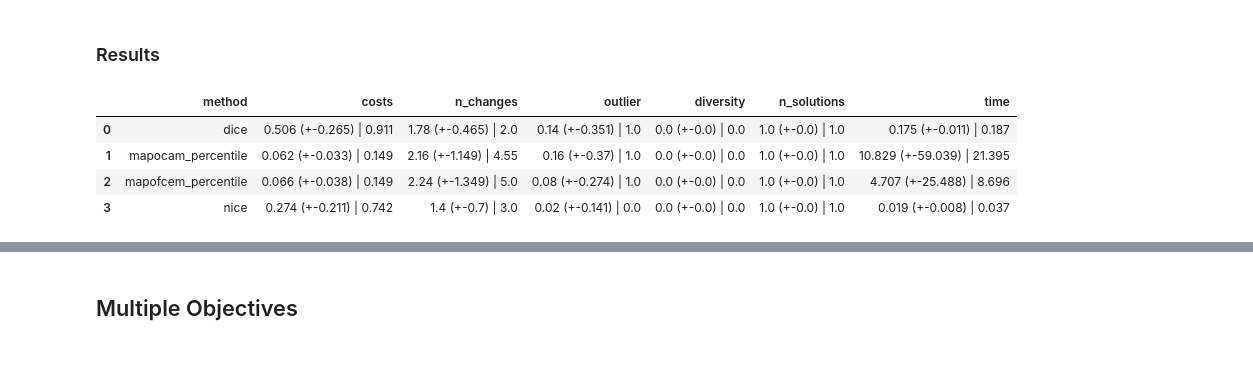
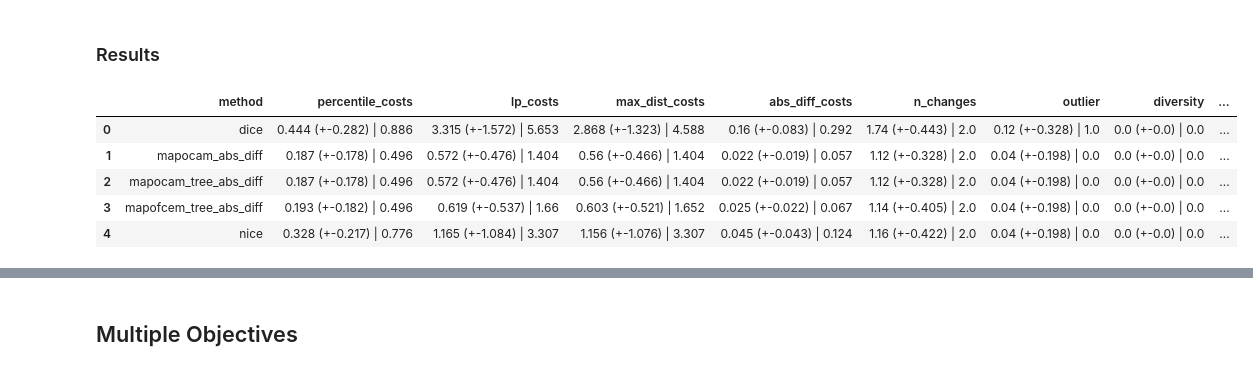
Before and after one commit to hiaac-finance/cfmining, a Jupyter notebook: notebooks/experiment_lgbm.ipynb, the cells around one changed output, grey strips where cells are left out. Drawn from its saved outputs; the diff is of its cells as text; code cells hidden in the pictures.

Commit message:
feat: some updates on experiments

```diff
--- a/notebooks/experiment_lgbm.ipynb
+++ b/notebooks/experiment_lgbm.ipynb
@@ -89,9 +91,42 @@ for dataset_name in ["german", "taiwan", "adult"]:
     );
+# %%
+max_changes = 3
+for dataset_name in ["german", "taiwan", "adult"]:
+    dataset, X_train, Y_train, model, outlier_detection, individuals = get_data_model(dataset_name, "LGBMClassifier_simple")
+    individuals = individuals.sample(n = 50, random_state=SEED)
+
+    outlier_detection.contamination = dataset.outlier_contamination
+    action_set = get_action_set(dataset, X_train, default_step_size=0.05)
+    for feat in action_set:
+        feat.flip_direction = 1
+        feat.update_grid()
+
+    model_wrap = TreeClassifier(
+        classifier = model,
+        X = X_train,
+        y = Y_train,
+        use_predict_max = True,
+        clf_type = "lightgbm",
+    )
+
+    method = MAPOCAM(
+        action_set = action_set,
+        model = model_wrap,
+        criteria = objective,
+        max_changes = max_changes,
+    )
+
+    run_experiments(
+        method,
+        individuals=individuals,
+        model=model_wrap,
+        output_file=f"../results/lgbm/{dataset_name}/mapocam_tree_{objective}.csv"
+    );
 # %% [markdown]
 ### NICE
 # %%
 for dataset_name in ["german", "taiwan", "adult"]:
-    dataset, X_train, Y_train, model, outlier_detection, individuals = get_data_model(dataset_name, "LGBMClassifier")
+    dataset, X_train, Y_train, model, outlier_detection, individuals = get_data_model(dataset_name, "LGBMClassifier_simple")
     individuals = individuals.sample(n = 50, random_state=SEED)
     outlier_detection.contamination = dataset.outlier_contamination
 
@@ -118,7 +153,7 @@ for dataset_name in ["german", "taiwan", "adult"]:
 ### DICE
 # %%
 for dataset_name in ["german", "taiwan", "adult"]:
-    dataset, X_train, Y_train, model, outlier_detection, individuals = get_data_model(dataset_name, "LGBMClassifier")
+    dataset, X_train, Y_train, model, outlier_detection, individuals = get_data_model(dataset_name, "LGBMClassifier_simple")
     individuals = individuals.sample(n = 50, random_state=SEED)
     outlier_detection.contamination = dataset.outlier_contamination
 
@@ -146,22 +181,25 @@ for dataset_name in ["german", "taiwan", "adult"]:
     )
 # %% [markdown]
 ### Results
+# %%
+method_list = ["mapofcem_tree_abs_diff", "mapocam_tree_abs_diff", "mapocam_abs_diff", "dice", "nice"]
 # %%
 dataset = "german"
 results = []
-for method in ["mapofcem_percentile", "mapocam_percentile", "dice", "nice"]:
+for method in method_list:
     results_cur = pd.read_csv(f"../results/lgbm/{dataset}/{method}.csv")
     results_cur = summarize_results(results_cur, dataset)
     results_cur["method"] = method
     results.append(results_cur)
 results = pd.concat(results)
 format_df_table(results, "method", results.columns.tolist()[:-1])
 # %% [output]
-|  | method | costs | n_changes | outlier | diversity | n_solutions | time |
-| 0 | dice | 0.506 (+-0.265) | 0.911 | 1.78 (+-0.465) | 2.0 | 0.14 (+-0.351) | 1.0 | 0.0 (+-0.0) | 0.0 | 1.0 (+-0.0) | 1.0 | 0.175 (+-0.011) | 0.187 |
-| 1 | mapocam_percentile | 0.062 (+-0.033) | 0.149 | 2.16 (+-1.149) | 4.55 | 0.16 (+-0.37) | 1.0 | 0.0 (+-0.0) | 0.0 | 1.0 (+-0.0) | 1.0 | 10.829 (+-59.039) | 21.395 |
-| 2 | mapofcem_percentile | 0.066 (+-0.038) | 0.149 | 2.24 (+-1.349) | 5.0 | 0.08 (+-0.274) | 1.0 | 0.0 (+-0.0) | 0.0 | 1.0 (+-0.0) | 1.0 | 4.707 (+-25.488) | 8.696 |
-| 3 | nice | 0.274 (+-0.211) | 0.742 | 1.4 (+-0.7) | 3.0 | 0.02 (+-0.141) | 0.0 | 0.0 (+-0.0) | 0.0 | 1.0 (+-0.0) | 1.0 | 0.019 (+-0.008) | 0.037 |
+|  | method | percentile_costs | lp_costs | max_dist_costs | abs_diff_costs | n_changes | outlier | diversity | ... |
+| 0 | dice | 0.444 (+-0.282) | 0.886 | 3.315 (+-1.572) | 5.653 | 2.868 (+-1.323) | 4.588 | 0.16 (+-0.083) | 0.292 | 1.74 (+-0.443) | 2.0 | 0.12 (+-0.328) | 1.0 | 0.0 (+-0.0) | 0.0 | ... |
+| 1 | mapocam_abs_diff | 0.187 (+-0.178) | 0.496 | 0.572 (+-0.476) | 1.404 | 0.56 (+-0.466) | 1.404 | 0.022 (+-0.019) | 0.057 | 1.12 (+-0.328) | 2.0 | 0.04 (+-0.198) | 0.0 | 0.0 (+-0.0) | 0.0 | ... |
+| 2 | mapocam_tree_abs_diff | 0.187 (+-0.178) | 0.496 | 0.572 (+-0.476) | 1.404 | 0.56 (+-0.466) | 1.404 | 0.022 (+-0.019) | 0.057 | 1.12 (+-0.328) | 2.0 | 0.04 (+-0.198) | 0.0 | 0.0 (+-0.0) | 0.0 | ... |
+| 3 | mapofcem_tree_abs_diff | 0.193 (+-0.182) | 0.496 | 0.619 (+-0.537) | 1.66 | 0.603 (+-0.521) | 1.652 | 0.025 (+-0.022) | 0.067 | 1.14 (+-0.405) | 2.0 | 0.04 (+-0.198) | 0.0 | 0.0 (+-0.0) | 0.0 | ... |
+| 4 | nice | 0.328 (+-0.217) | 0.776 | 1.165 (+-1.084) | 3.307 | 1.156 (+-1.076) | 3.307 | 0.045 (+-0.043) | 0.124 | 1.16 (+-0.422) | 2.0 | 0.04 (+-0.198) | 0.0 | 0.0 (+-0.0) | 0.0 | ... |
 # %%
 dataset = "taiwan"
 results = []
```
Also changed, not shown: parts of 21 cells of this notebook, 8 other files.
